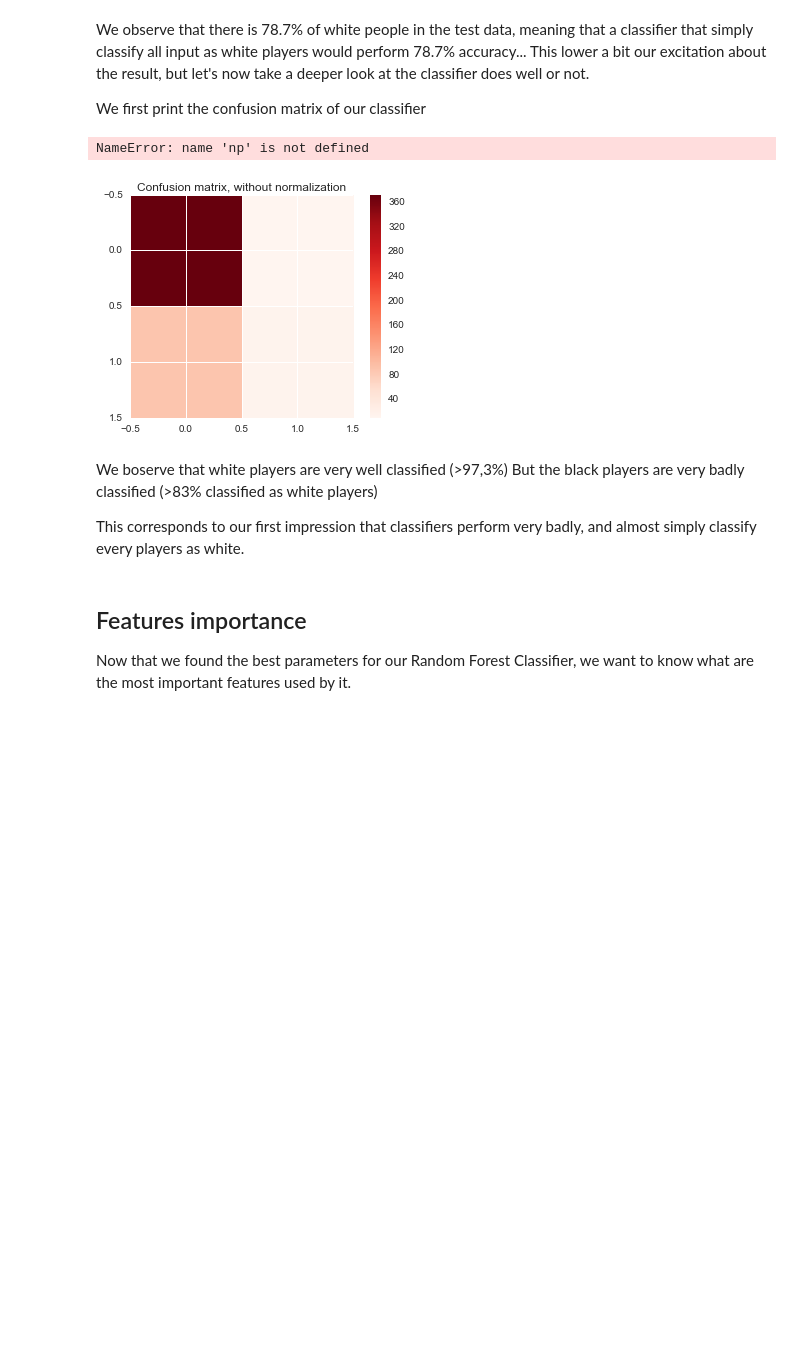
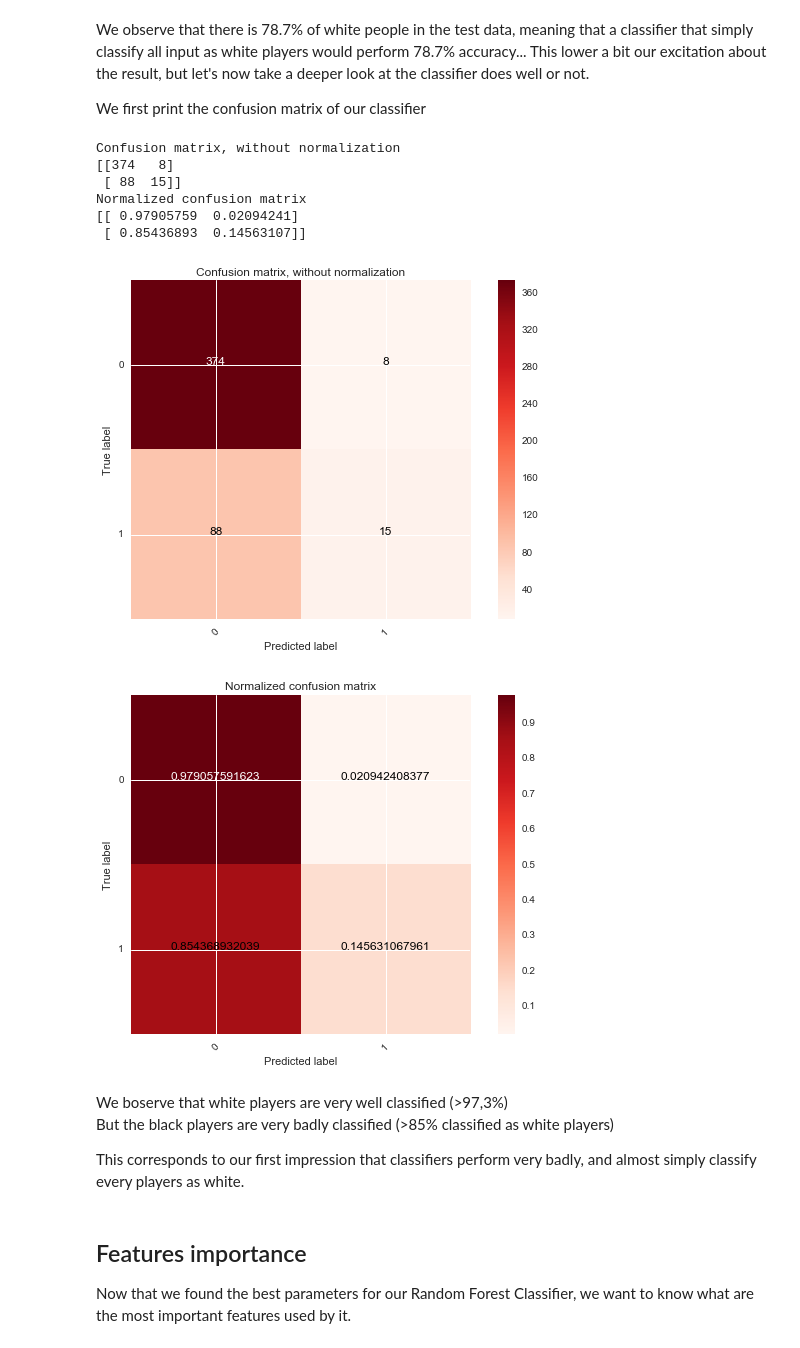
Before and after one commit to nathanquinteiro/ADA-Homework, a Jupyter notebook: 04 - Applied ML/Exercise1.ipynb, the cells around one changed output. Drawn from its saved outputs; the diff is of its cells as text; code cells hidden in the pictures; blank space fills up the shorter version.

```diff
--- a/04 - Applied ML/Exercise1.ipynb
+++ b/04 - Applied ML/Exercise1.ipynb
@@ -171,24 +183,30 @@ We first print the confusion matrix of our classifier
 # %%
 df_pred = pd.DataFrame(test_pred)
 
 # Compute confusion matrix
 cnf_matrix = metrics.confusion_matrix(df_test_labels, df_pred)
 class_names = ["0","1"]
 # Plot non-normalized confusion matrix
 plt.figure()
 ex1.plot_confusion_matrix(cnf_matrix, classes=class_names,
                       title='Confusion matrix, without normalization')
 
 # Plot normalized confusion matrix
 plt.figure()
-plot_confusion_matrix(cnf_matrix, classes=class_names, normalize=True,
+ex1.plot_confusion_matrix(cnf_matrix, classes=class_names, normalize=True,
                       title='Normalized confusion matrix')
 # %% [output]
-NameError: name 'np' is not defined
+Confusion matrix, without normalization
+[[374   8]
+ [ 88  15]]
+Normalized confusion matrix
+[[ 0.97905759  0.02094241]
+ [ 0.85436893  0.14563107]]
-[figure, old version]
+[figure, new version]
+[figure, added]
 # %% [markdown]
 We boserve that white players are very well classified (>97,3%)
-But the black players are very badly classified (>83% classified as white players)
+But the black players are very badly classified (>85% classified as white players)
 
 This corresponds to our first impression that classifiers perform very badly, and almost simply classify every players as white.
 # %% [markdown]
```
Also changed, not shown: parts of 13 cells of this notebook, 1 other file.
